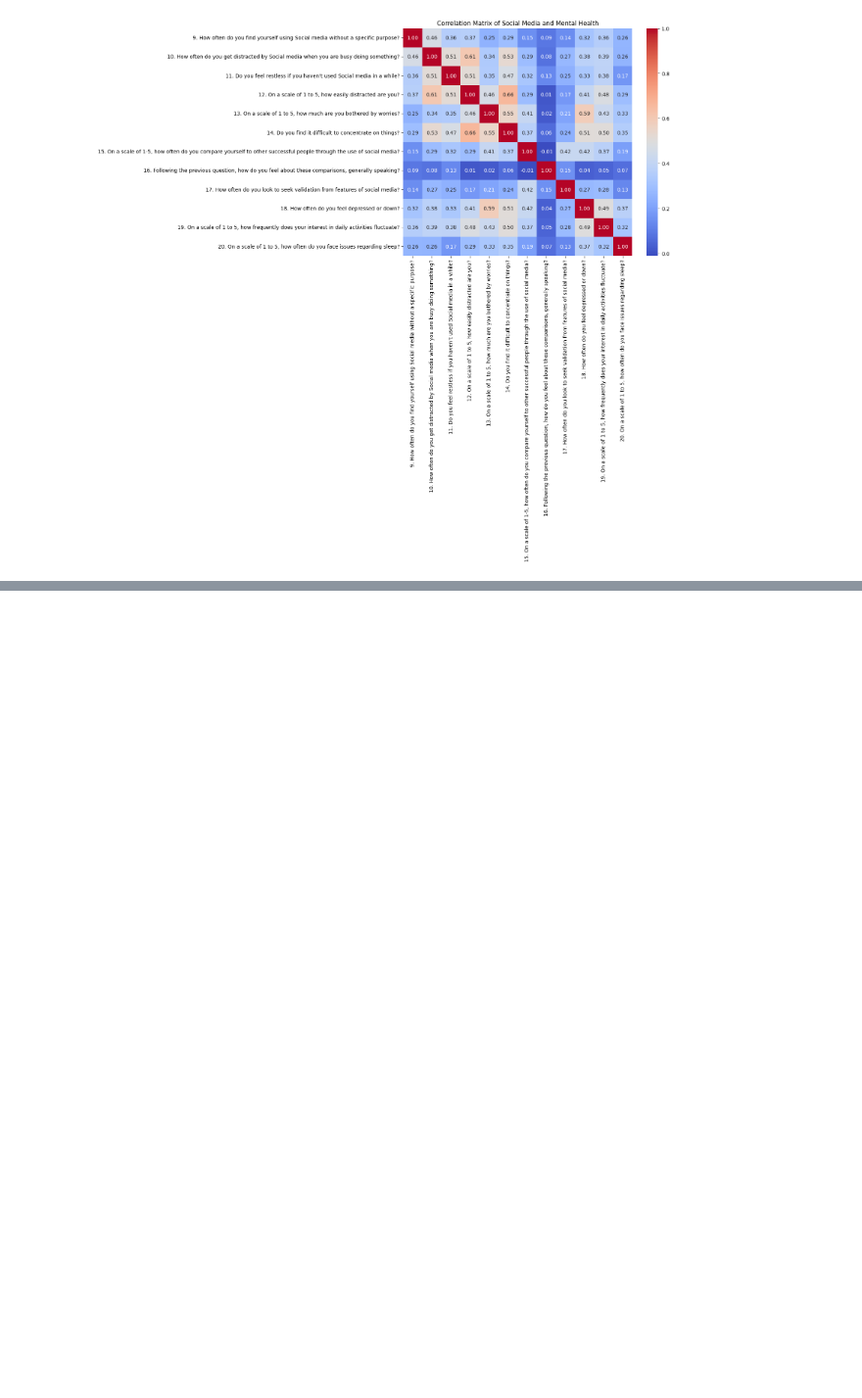
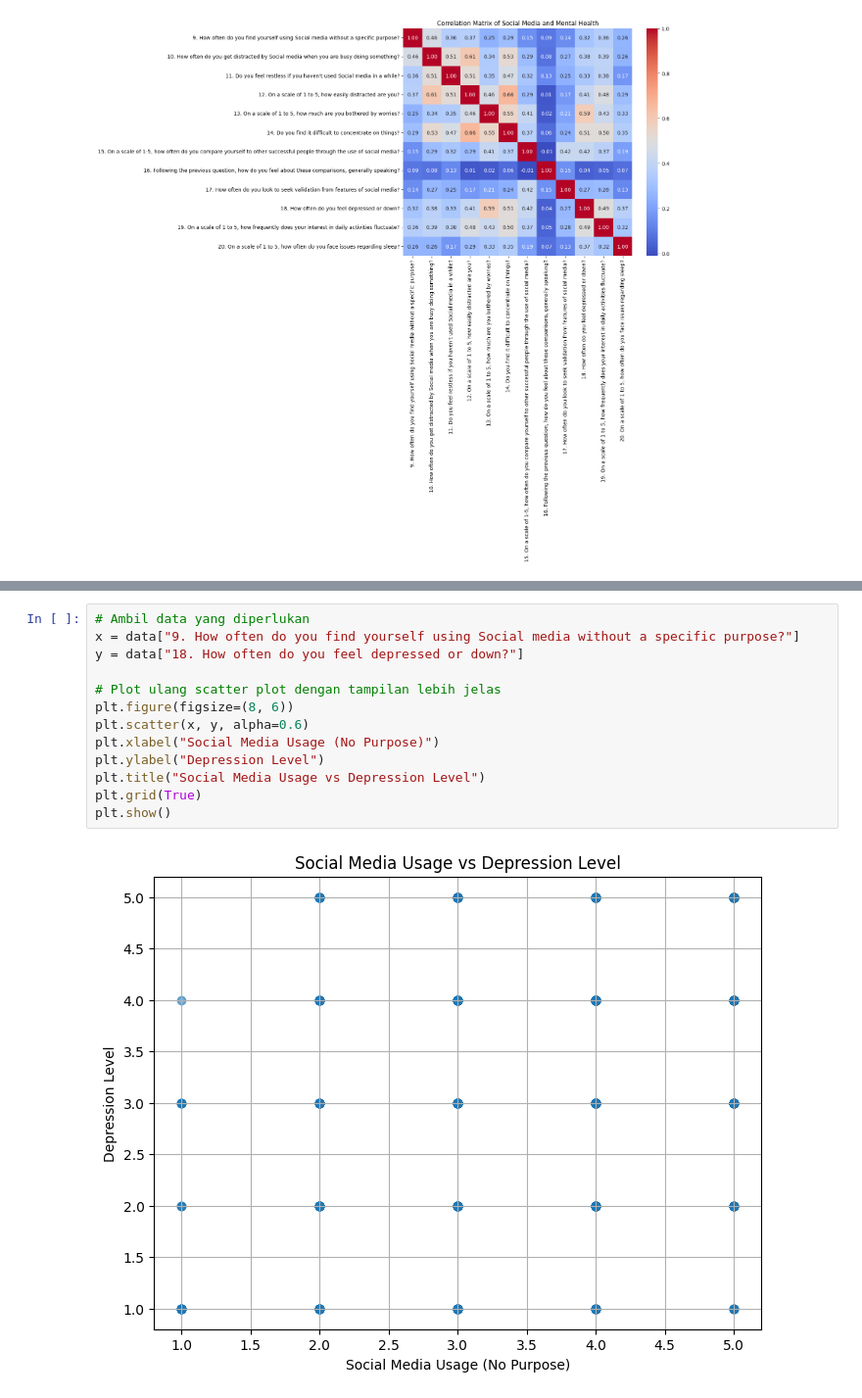
Before and after one commit to dhivarukha/task-bootcamp, a Jupyter notebook: Mental_Health_Data.ipynb, the cells around one changed output, grey strips where cells are left out. Shown at 98% size. Saved outputs shown, nothing was run; the diff lists cells and outputs as text; blank space fills up the shorter version.

```diff
--- a/Mental_Health_Data.ipynb
+++ b/Mental_Health_Data.ipynb
@@ -331,0 +346,15 @@ plt.show()
+# %%
+# Ambil data yang diperlukan
+x = data["9. How often do you find yourself using Social media without a specific purpose?"]
+y = data["18. How often do you feel depressed or down?"]
+
+# Plot ulang scatter plot dengan tampilan lebih jelas
+plt.figure(figsize=(8, 6))
+plt.scatter(x, y, alpha=0.6)
+plt.xlabel("Social Media Usage (No Purpose)")
+plt.ylabel("Depression Level")
+plt.title("Social Media Usage vs Depression Level")
+plt.grid(True)
+plt.show()
+# %% [output]
+[figure, added]
```
Also changed, not shown: parts of 4 cells of this notebook.
